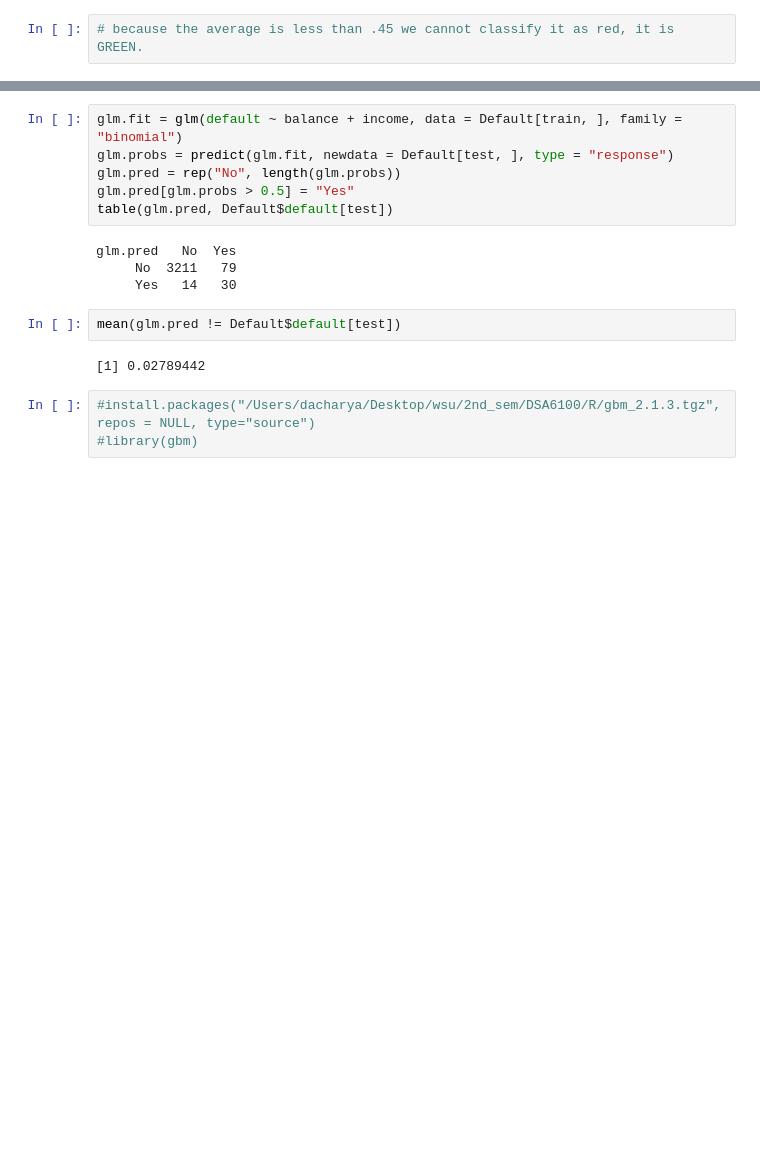
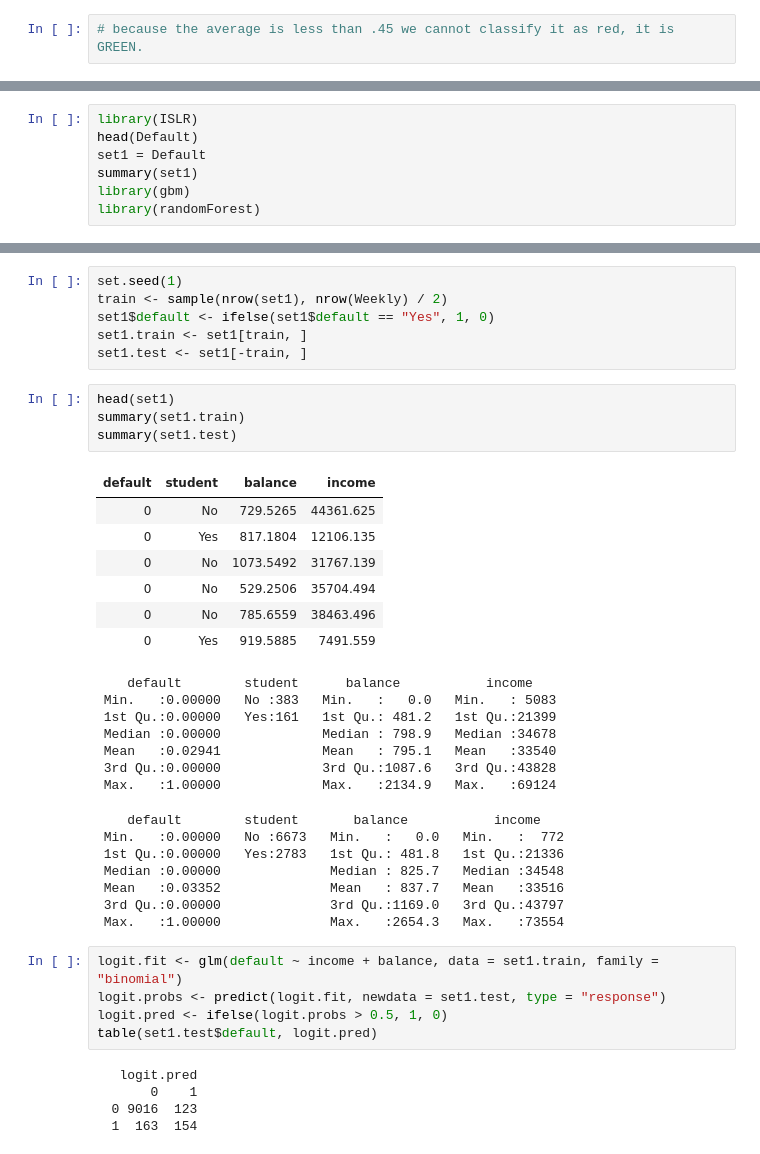
Before and after one commit to a-dhruv/Week11, a Jupyter notebook: Week 11.ipynb, the cells around one changed output, grey strips where cells are left out. Cells and saved outputs as stored; diff of their text form; blank space fills up the shorter version.

```diff
--- a/Week 11.ipynb
+++ b/Week 11.ipynb
@@ -92,0 +104,7 @@ test = -train
+# %%
+library(ISLR)
+head(Default)
+set1 = Default
+summary(set1)
+library(gbm)
+library(randomForest)
@@ -93,17 +128,42 @@ test = -train
+# %%
+set.seed(1)
+train <- sample(nrow(set1), nrow(Weekly) / 2)
+set1$default <- ifelse(set1$default == "Yes", 1, 0)
+set1.train <- set1[train, ]
+set1.test <- set1[-train, ]
+# %%
+head(set1)
+summary(set1.train)
+summary(set1.test)
+# %% [output]
+| default | student | balance | income |
+| 0 | No | 729.5265 | 44361.625 |
+| 0 | Yes | 817.1804 | 12106.135 |
+| 0 | No | 1073.5492 | 31767.139 |
+| 0 | No | 529.2506 | 35704.494 |
+| 0 | No | 785.6559 | 38463.496 |
+| 0 | Yes | 919.5885 | 7491.559 |
+    default        student      balance           income
+ Min.   :0.00000   No :383   Min.   :   0.0   Min.   : 5083
+ 1st Qu.:0.00000   Yes:161   1st Qu.: 481.2   1st Qu.:21399
+ Median :0.00000             Median : 798.9   Median :34678
+ Mean   :0.02941             Mean   : 795.1   Mean   :33540
+ 3rd Qu.:0.00000             3rd Qu.:1087.6   3rd Qu.:43828
+ Max.   :1.00000             Max.   :2134.9   Max.   :69124
+    default        student       balance           income
+ Min.   :0.00000   No :6673   Min.   :   0.0   Min.   :  772
+ 1st Qu.:0.00000   Yes:2783   1st Qu.: 481.8   1st Qu.:21336
+ Median :0.00000              Median : 825.7   Median :34548
+ Mean   :0.03352              Mean   : 837.7   Mean   :33516
+ 3rd Qu.:0.00000              3rd Qu.:1169.0   3rd Qu.:43797
+ Max.   :1.00000              Max.   :2654.3   Max.   :73554
 # %%
-glm.fit = glm(default ~ balance + income, data = Default[train, ], family = "binomial")
-glm.probs = predict(glm.fit, newdata = Default[test, ], type = "response")
-glm.pred = rep("No", length(glm.probs))
-glm.pred[glm.probs > 0.5] = "Yes"
-table(glm.pred, Default$default[test])
+logit.fit <- glm(default ~ income + balance, data = set1.train, family = "binomial")
+logit.probs <- predict(logit.fit, newdata = set1.test, type = "response")
+logit.pred <- ifelse(logit.probs > 0.5, 1, 0)
+table(set1.test$default, logit.pred)
 # %% [output]
-glm.pred   No  Yes
-     No  3211   79
-     Yes   14   30
+   logit.pred
+       0    1
+  0 9016  123
+  1  163  154
-# %%
-mean(glm.pred != Default$default[test])
-# %% [output]
-[1] 0.02789442
-# %%
-#install.packages("/Users/dacharya/Desktop/wsu/2nd_sem/DSA6100/R/gbm_2.1.3.tgz", repos = NULL, type="source")
-#library(gbm)
```
Also changed, not shown: parts of 20 cells of this notebook, 4 other files.
